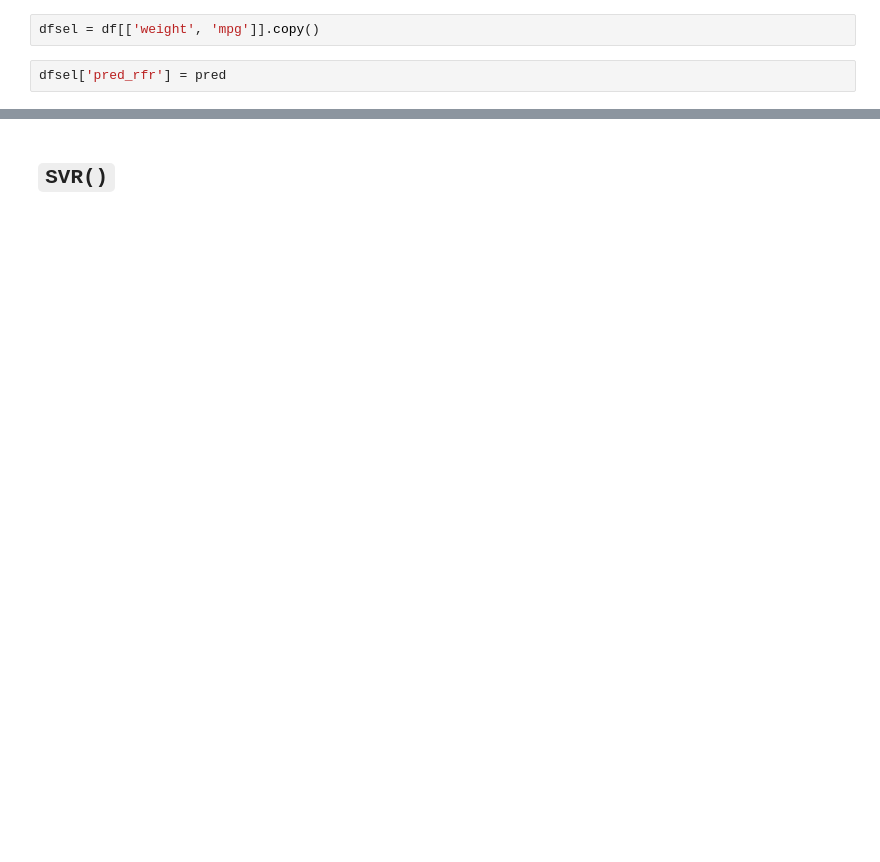
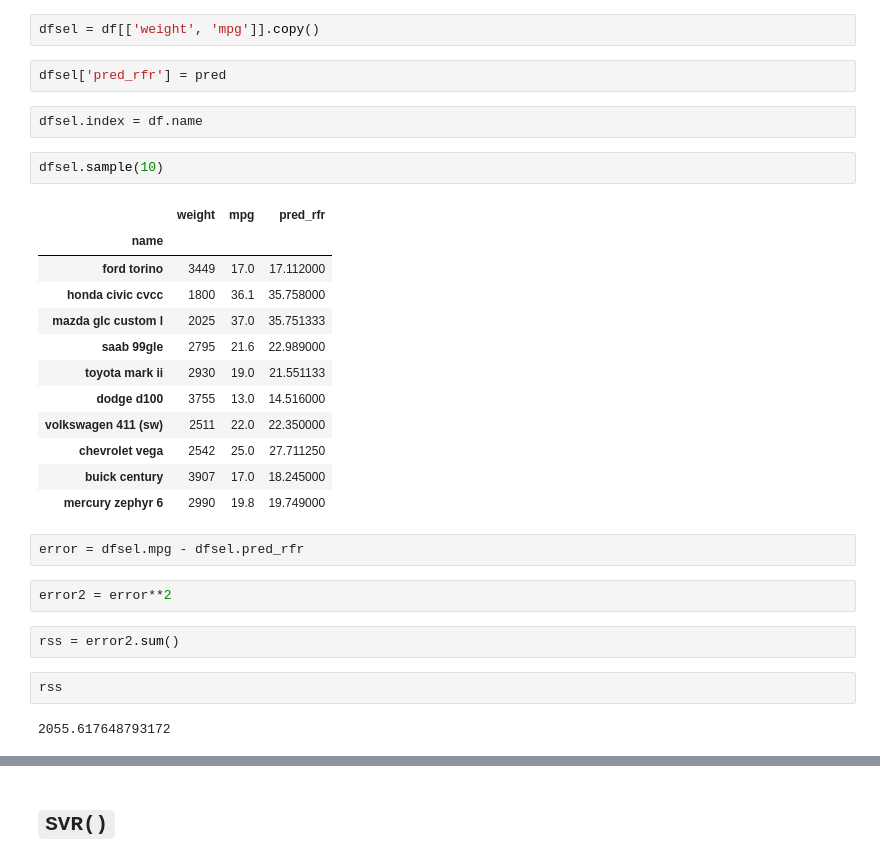
Before and after one commit to apoboldon/machine-learning-program, a Jupyter notebook: #03. Machine Learning & Linear Regression/03session.ipynb, the cells around one changed output, grey strips where cells are left out. Drawn from its saved outputs; the diff is of its cells as text; blank space fills up the shorter version.

```diff
--- a/#03. Machine Learning & Linear Regression/03session.ipynb
+++ b/#03. Machine Learning & Linear Regression/03session.ipynb
@@ -290,3 +302,30 @@ array([18.016     , 14.976     , 17.36525   , 16.17525   , 17.105     ,
 dfsel = df[['weight', 'mpg']].copy()
 # %%
 dfsel['pred_rfr'] = pred
+# %%
+dfsel.index = df.name
+# %%
+dfsel.sample(10)
+# %% [output]
+|  | weight | mpg | pred_rfr |
+| name |  |  |  |
+| ford torino | 3449 | 17.0 | 17.112000 |
+| honda civic cvcc | 1800 | 36.1 | 35.758000 |
+| mazda glc custom l | 2025 | 37.0 | 35.751333 |
+| saab 99gle | 2795 | 21.6 | 22.989000 |
+| toyota mark ii | 2930 | 19.0 | 21.551133 |
+| dodge d100 | 3755 | 13.0 | 14.516000 |
+| volkswagen 411 (sw) | 2511 | 22.0 | 22.350000 |
+| chevrolet vega | 2542 | 25.0 | 27.711250 |
+| buick century | 3907 | 17.0 | 18.245000 |
+| mercury zephyr 6 | 2990 | 19.8 | 19.749000 |
+# %%
+error = dfsel.mpg - dfsel.pred_rfr
+# %%
+error2 = error**2
+# %%
+rss = error2.sum()
+# %%
+rss
+# %% [output]
+2055.617648793172
```
Also changed, not shown: parts of 36 cells of this notebook, 4 other files.
